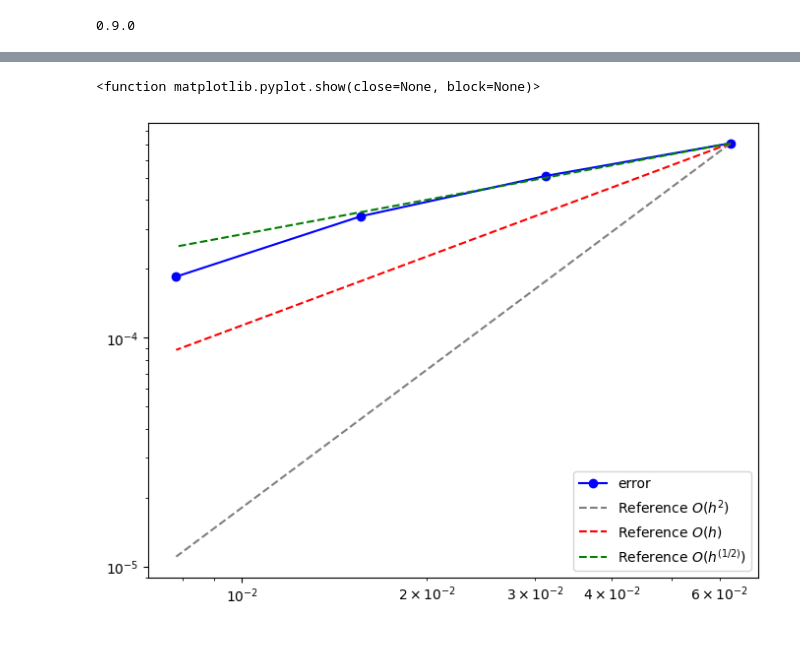
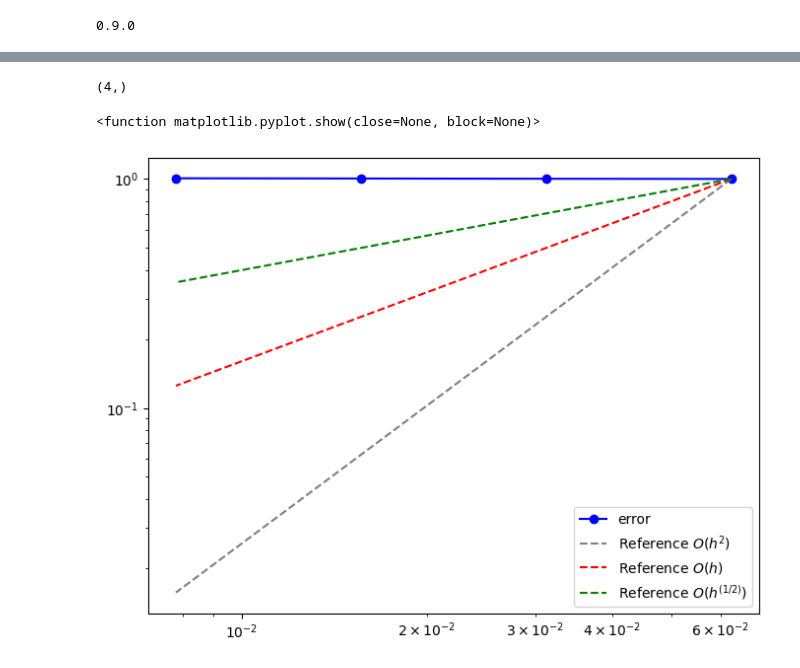
Before and after one commit to rbenatuilv/CoW_1D_model, a Jupyter notebook: convergence_analysis.ipynb, the cells around one changed output, grey strips where cells are left out. Cells and saved outputs as stored; diff of their text form; code cells hidden in the pictures.

```diff
--- a/convergence_analysis.ipynb
+++ b/convergence_analysis.ipynb
@@ -94,14 +116,14 @@ def create_interpolation(u_coarse, u_fine):
     u_coarse_interp.interpolate_nonmatching(u_coarse, cells, interpolation_data=nmm_data)
     return u_coarse_interp
 # %%
-richardson_global = np.empty(3,dtype=object)
-for method_e in range(3):
+richardson_global = np.empty(len(names_executions),dtype=object)
+for method_e in range(len(names_executions)):
     richardson_extrap = np.empty(len(L_vessels), dtype=object)
     for n_vessel in range(len(L_vessels)):
         richardson_extrap_i = np.empty(len(ts),dtype=object)
         for t in range(len(ts)):
+            u_256 = solutions[-1][n_vessel][t]
             u_128 = solutions[-2][n_vessel][t]
-            u_256 = solutions[-1][n_vessel][t]
             u_128_interp = create_interpolation(u_128, u_256)
             richardson_extrap_i_t = fem.Function(u_256.function_space)
             richardson_extrap_i_t.x.array[:] = (4.0 * u_256.x.array - u_128_interp.x.array) / 3.0
@@ -109,7 +131,7 @@ for method_e in range(3):
         richardson_extrap[n_vessel] = richardson_extrap_i
     richardson_global[method_e] = richardson_extrap
 # %%
-spatial_errors = np.empty((3, len(hs)-1, len(L_vessels), len(ts), 2), dtype=np.float64)
+spatial_errors = np.empty((len(names_executions), len(hs)-1, len(L_vessels), len(ts), 2), dtype=np.float64)
 for method_e in range(3):
     solutions = solutions_global[method_e]
     richardson_extrap = richardson_global[method_e]
@@ -128,7 +150,7 @@ for method_e in range(3):
                 L2_error_Q = np.sqrt(fem.assemble_scalar(L2_form_Q))
                 spatial_errors[method_e, n_file, n_vessel, t, :] = [L2_error_A, L2_error_Q]
 # %%
-errors = spatial_errors.max(axis=2)
+errors = spatial_errors.max(axis=3)
 # %%
 errors.shape
 # %% [output]
@@ -136,20 +158,25 @@ errors.shape
 # %%
-method_n = 1
-area_errors = errors[method_n,:,:,0]
-flux_errors = errors[method_n,:,:,1]
+method_n = 0
+n_vessel = 0
+area_errors = errors[method_n,:,n_vessel,0]
+flux_errors = errors[method_n,:,n_vessel,1]
+# %%
+area_errors.shape
+# %% [output]
+(4,)
 # %%
 import matplotlib.pyplot as plt
 # %%
 plt.figure(figsize=(8, 6))
-h_square = area_errors[0,0] / (hs[0]**2)  * (hs[:len(hs)-1]**2)
-h_scaled = area_errors[0,0] / (hs[0])  * (hs[:len(hs)-1])
-h_1_2 = area_errors[0,0] / (hs[0]**(1/2))  * (hs[:len(hs)-1]**(1/2))
-plt.loglog(hs[:len(hs)-1],area_errors[:,0], marker='o', linestyle='-', color='blue', label='error')
-plt.loglog(hs[:len(hs)-1], h_square, linestyle='--', color='gray', label='Reference $O(h^2)$')
-plt.loglog(hs[:len(hs)-1], h_scaled, linestyle='--', color='red', label='Reference $O(h)$')
-plt.loglog(hs[:len(hs)-1], h_1_2, linestyle='--', color='green', label='Reference $O(h^{(1/2)})$')
+h_square = (hs**2) / (hs[0]**2)
+h_scaled = (hs) / (hs[0])
+h_1_2 = (hs**(1/2)) / (hs[0]**(1/2))
+plt.loglog(hs,area_errors[:]/area_errors[0], marker='o', linestyle='-', color='blue', label='error')
+plt.loglog(hs, h_square, linestyle='--', color='gray', label='Reference $O(h^2)$')
+plt.loglog(hs, h_scaled, linestyle='--', color='red', label='Reference $O(h)$')
+plt.loglog(hs, h_1_2, linestyle='--', color='green', label='Reference $O(h^{(1/2)})$')
 plt.legend()
 plt.show
 # %% [output]
 <function matplotlib.pyplot.show(close=None, block=None)>
-[figure, old version]
+[figure, new version]
```
Also changed, not shown: parts of 10 cells of this notebook.
